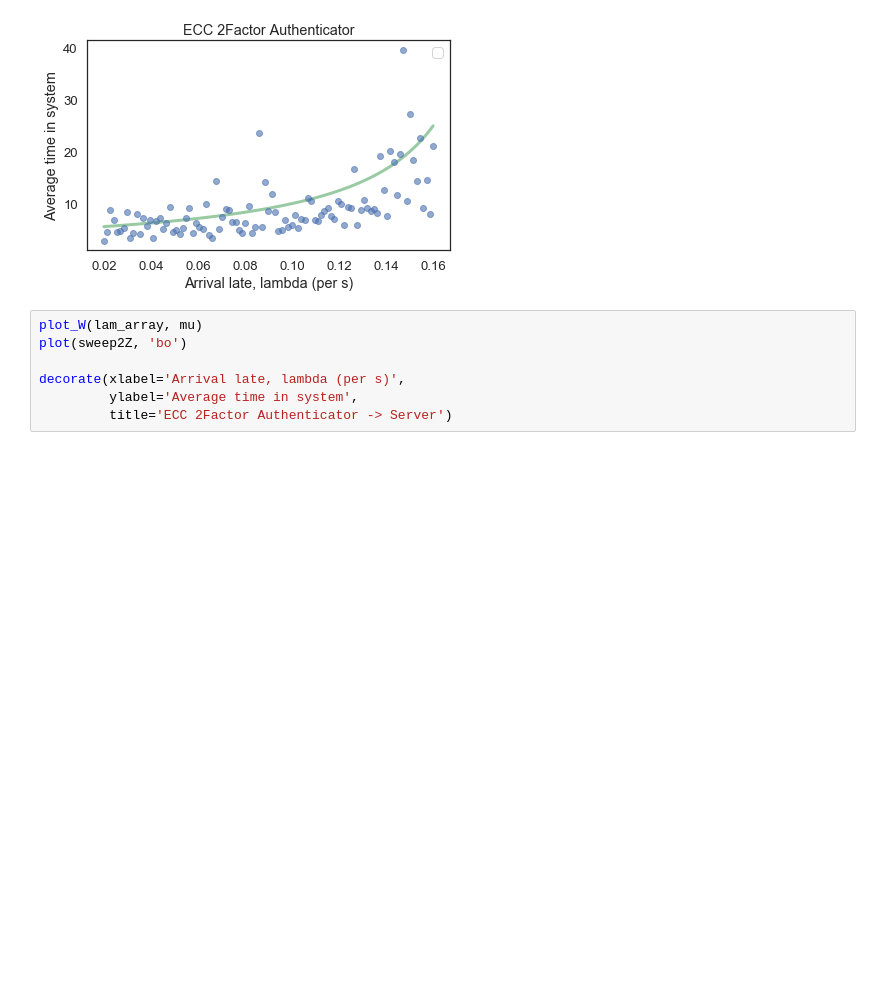
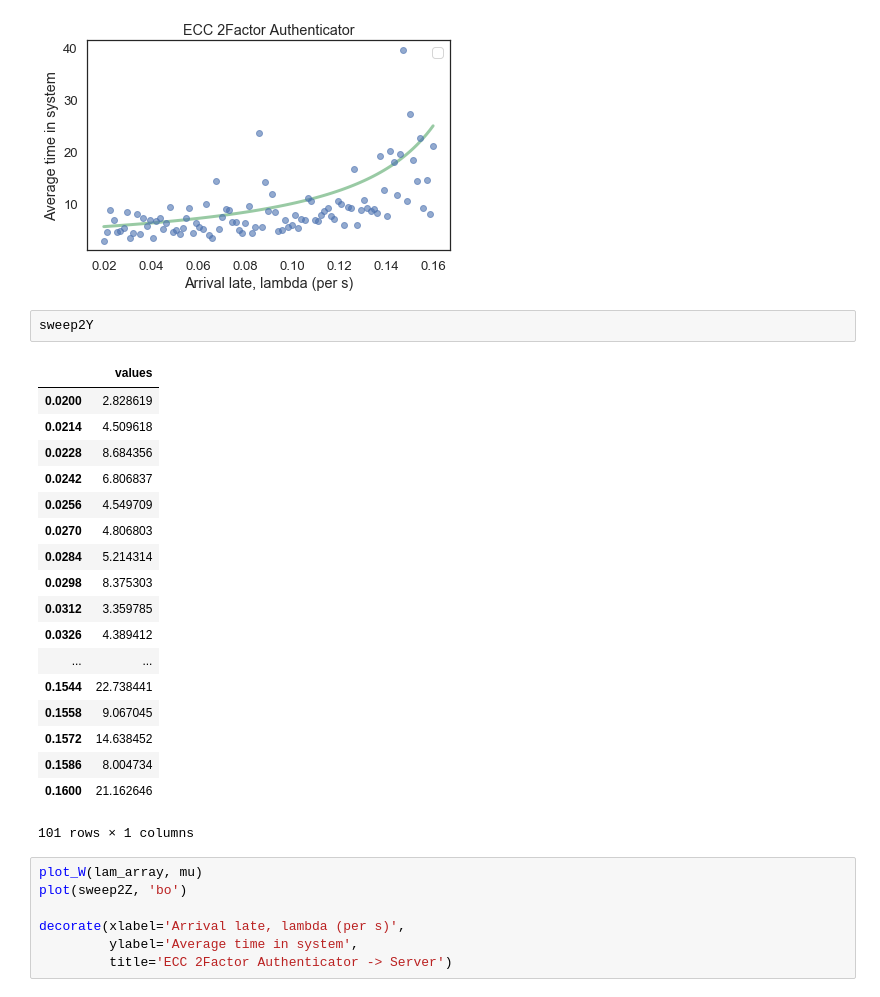
Before and after one commit to MMoserM/ModSimPy, a Jupyter notebook: code/1 - Trabalho Simulação.ipynb, the cells around one changed output. Drawn from its saved outputs; the diff is of its cells as text; blank space fills up the shorter version.

```diff
--- a/code/1 - Trabalho Simulação.ipynb
+++ b/code/1 - Trabalho Simulação.ipynb
@@ -360,6 +404,27 @@ decorate(xlabel='Arrival late, lambda (per s)',
          title='ECC 2Factor Authenticator')
 # %% [output]
 [figure]
+# %%
+sweep2Y
+# %% [output]
+|  | values |
+| 0.0200 | 2.828619 |
+| 0.0214 | 4.509618 |
+| 0.0228 | 8.684356 |
+| 0.0242 | 6.806837 |
+| 0.0256 | 4.549709 |
+| 0.0270 | 4.806803 |
+| 0.0284 | 5.214314 |
+| 0.0298 | 8.375303 |
+| 0.0312 | 3.359785 |
+| 0.0326 | 4.389412 |
+| ... | ... |
+| 0.1544 | 22.738441 |
+| 0.1558 | 9.067045 |
+| 0.1572 | 14.638452 |
+| 0.1586 | 8.004734 |
+| 0.1600 | 21.162646 |
+101 rows × 1 columns
 # %%
 plot_W(lam_array, mu)
 plot(sweep2Z, 'bo')
```
Also changed, not shown: parts of 3 cells of this notebook.
